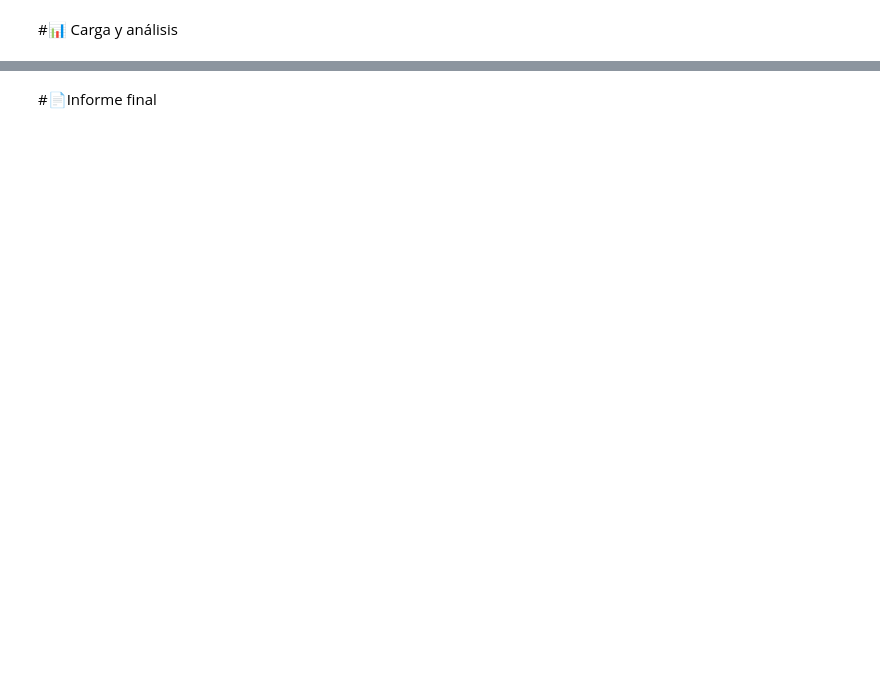
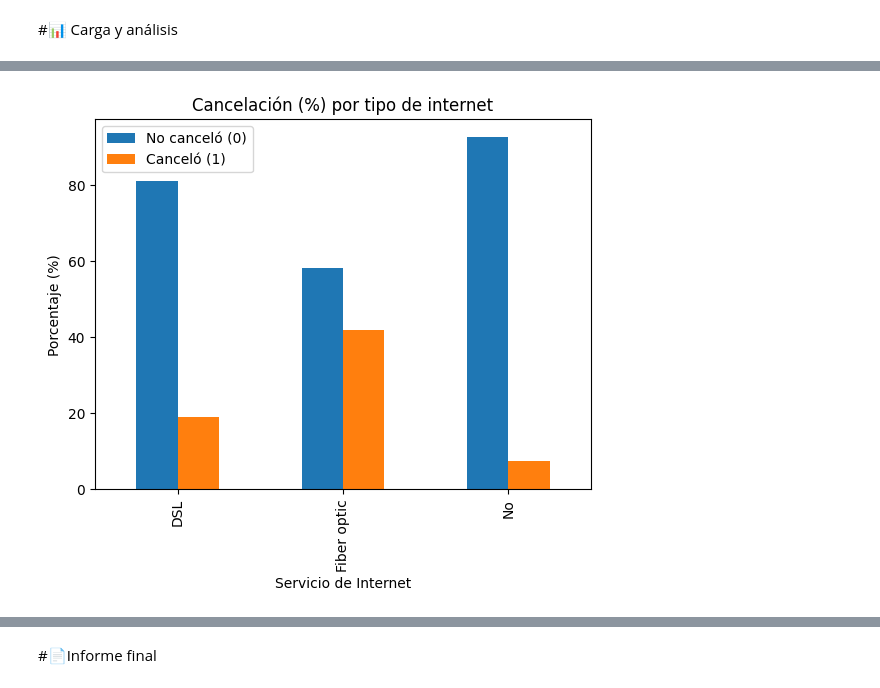
Before and after one commit to sergiotadeocmontoya-alt/Challenge_TelecomX_Sergio, a Jupyter notebook: TelecomX_LATAM.ipynb, the cells around one changed output, grey strips where cells are left out. Cells and saved outputs as stored; diff of their text form; code cells hidden in the pictures; blank space fills up the shorter version.

```diff
--- a/TelecomX_LATAM.ipynb
+++ b/TelecomX_LATAM.ipynb
@@ -476,0 +614,11 @@ float64
+# %%
+#Cancelación por tipo de internet
+tabla = pd.crosstab(df["InternetService"], df["Churn"], normalize="index") * 100
+tabla.plot(kind="bar")
+plt.title("Cancelación (%) por tipo de internet")
+plt.xlabel("Servicio de Internet")
+plt.ylabel("Porcentaje (%)")
+plt.legend(["No canceló (0)", "Canceló (1)"])
+plt.show()
+# %% [output]
+[figure, added]
```
Also changed, not shown: parts of 12 cells of this notebook.
